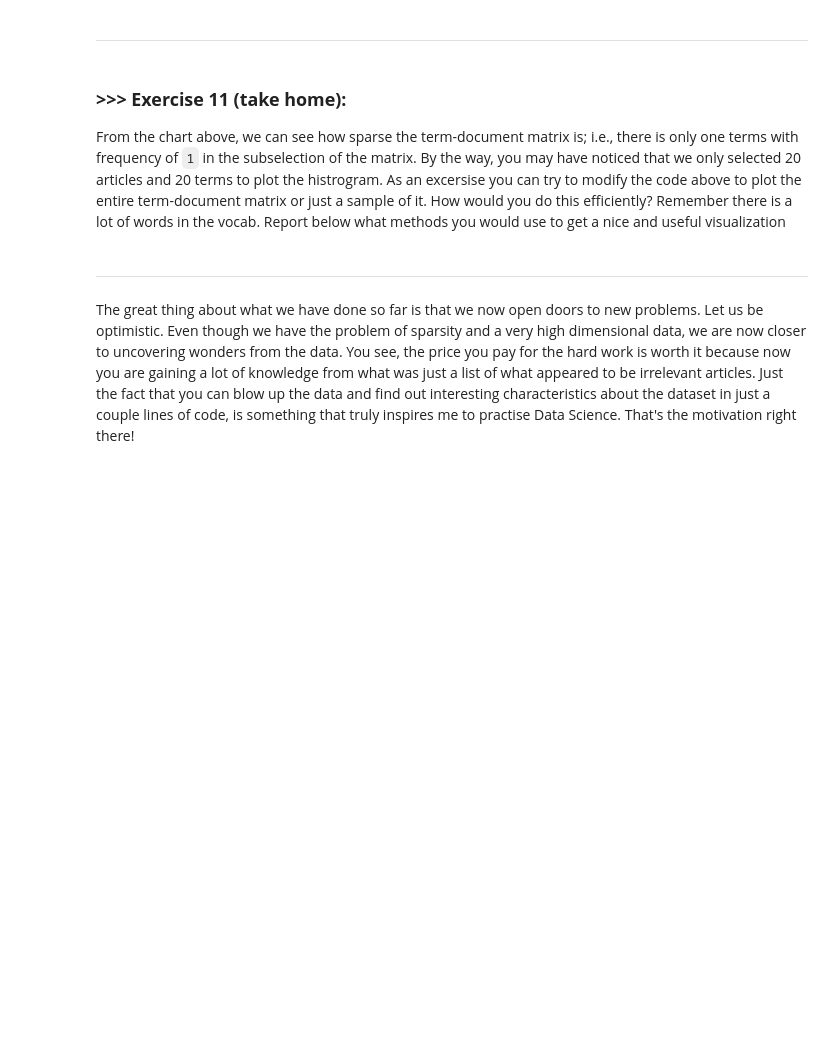
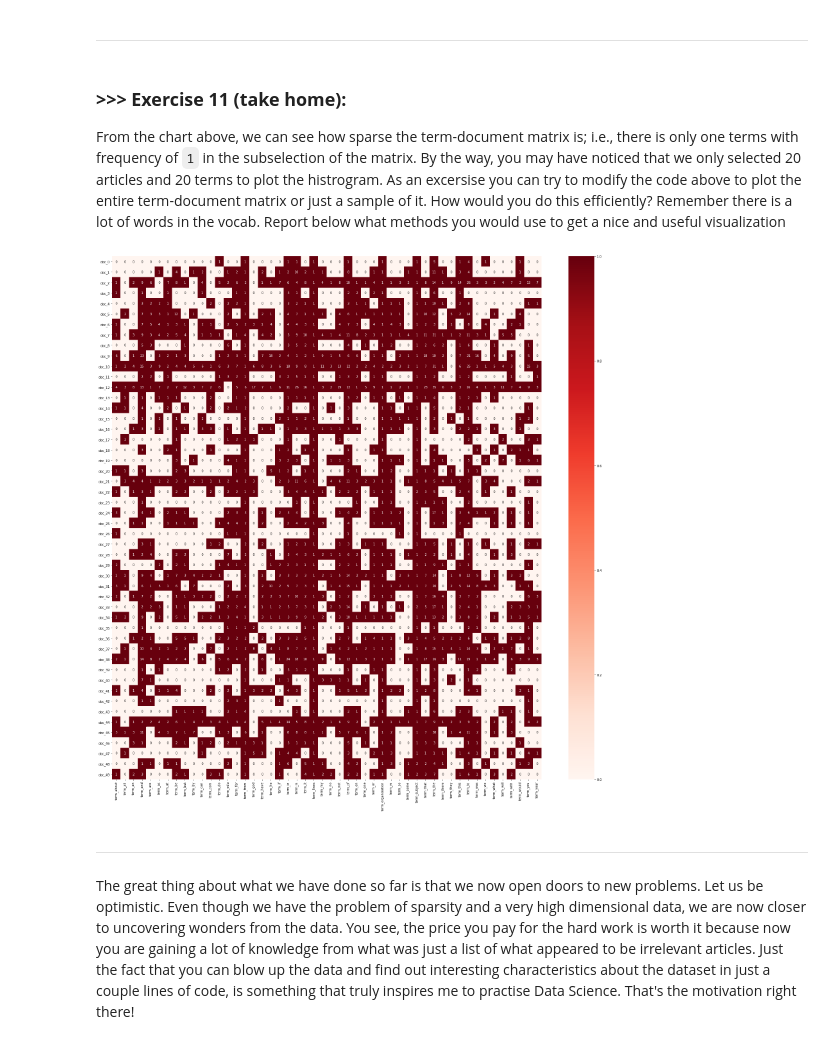
Before and after one commit to 109065431/DM2020-Lab1-Master, a Jupyter notebook: DM2020-Lab1-Master.ipynb, the cells around one changed output. Saved outputs shown, nothing was run; the diff lists cells and outputs as text; code cells hidden in the pictures; blank space fills up the shorter version.

```diff
--- a/DM2020-Lab1-Master.ipynb
+++ b/DM2020-Lab1-Master.ipynb
@@ -1093,3 +1134,22 @@ From the chart above, we can see how sparse the term-document matrix is; i.e., t
+# %%
+# Answer here
+
+# Find first top 50 frequency of words, then visualize the heatmap of [0:50] documents containing that top 50 frequency words .
+count_vect = CountVectorizer(max_features=50)
+X_counts = count_vect.fit_transform(X.text)
+
+plot_x = ["term_"+str(i) for i in count_vect.get_feature_names()[0:50]]
+plot_y = ["doc_"+ str(i) for i in list(X.index)[0:50]]
+plot_z = X_counts[0:50, 0:50].toarray()
+
+
+df_todraw = pd.DataFrame(plot_z, columns = plot_x, index = plot_y, )
+plt.subplots(figsize=(30, 30))
+ax = sns.heatmap(df_todraw,
+                 cmap="Reds",
+                 vmin=0, vmax=1, annot=True)
+# %% [output]
+[figure, added]
 # %% [markdown]
 ---
 # %% [markdown]
```
Also changed, not shown: parts of 32 cells of this notebook.
